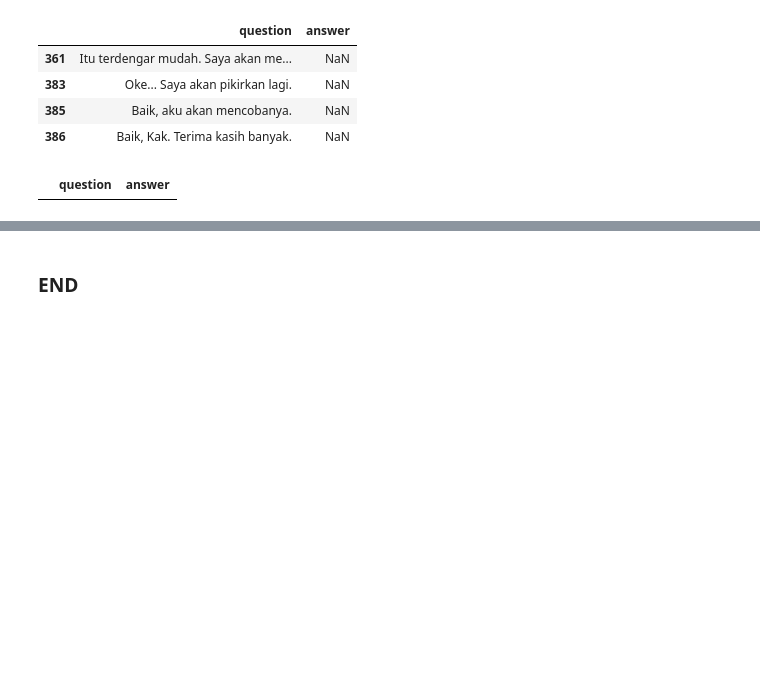
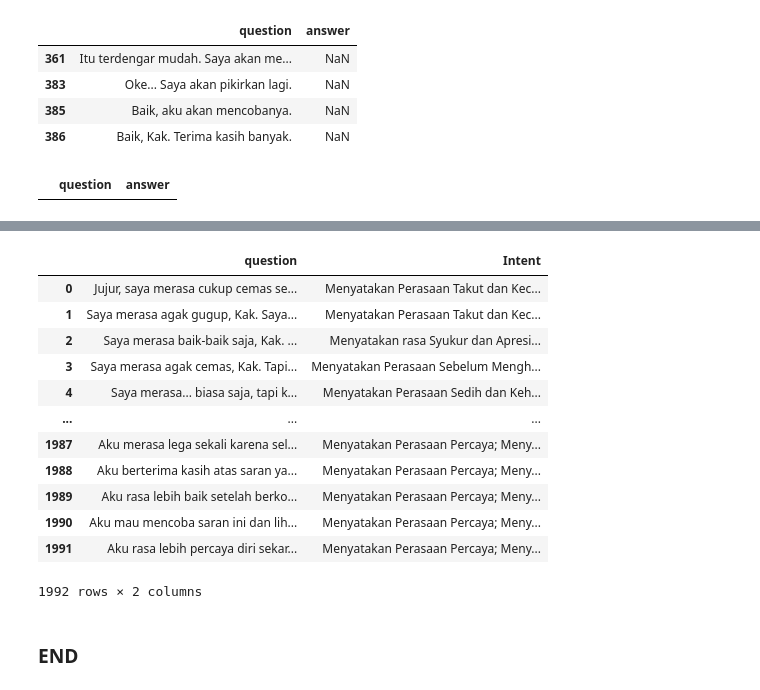
Before and after one commit to dinalarcode/Counselling-Chatbot, a Jupyter notebook: data/data_exploration.ipynb, the cells around one changed output, grey strips where cells are left out. Drawn from its saved outputs; the diff is of its cells as text; code cells hidden in the pictures; blank space fills up the shorter version.

```diff
--- a/data/data_exploration.ipynb
+++ b/data/data_exploration.ipynb
@@ -196,3 +196,6 @@ dqna[dqna.isnull().any(axis=1)]
 # %%
 # simpan dataset kembali
 dqna.to_csv('dataset_qna.csv')
+# %%
+dmi = pd.read_csv('dataset_multiintent.csv')
+dmi.head()
@@ -198,0 +209,3 @@ dqna.to_csv('dataset_qna.csv')
+# %%
+dmi_aug = pd.read_csv('augmentation/dataset_multiintent_augmented.csv')
+dmi_aug.head()
@@ -199,2 +219,19 @@ dqna.to_csv('dataset_qna.csv')
+# %%
+combined_dmi = pd.concat([dmi, dmi_aug], ignore_index=True)
+combined_dmi
+# %% [output]
+|  | question | Intent |
+| 0 | Jujur, saya merasa cukup cemas se... | Menyatakan Perasaan Takut dan Kec... |
+| 1 | Saya merasa agak gugup, Kak. Saya... | Menyatakan Perasaan Takut dan Kec... |
+| 2 | Saya merasa baik-baik saja, Kak. ... | Menyatakan rasa Syukur dan Apresi... |
+| 3 | Saya merasa agak cemas, Kak. Tapi... | Menyatakan Perasaan Sebelum Mengh... |
+| 4 | Saya merasa... biasa saja, tapi k... | Menyatakan Perasaan Sedih dan Keh... |
+| ... | ... | ... |
+| 1987 | Aku merasa lega sekali karena sel... | Menyatakan Perasaan Percaya; Meny... |
+| 1988 | Aku berterima kasih atas saran ya... | Menyatakan Perasaan Percaya; Meny... |
+| 1989 | Aku rasa lebih baik setelah berko... | Menyatakan Perasaan Percaya; Meny... |
+| 1990 | Aku mau mencoba saran ini dan lih... | Menyatakan Perasaan Percaya; Meny... |
+| 1991 | Aku rasa lebih percaya diri sekar... | Menyatakan Perasaan Percaya; Meny... |
+1992 rows × 2 columns
 # %% [markdown]
 ### END
```
Also changed, not shown: parts of 4 cells of this notebook, 1 other file.
